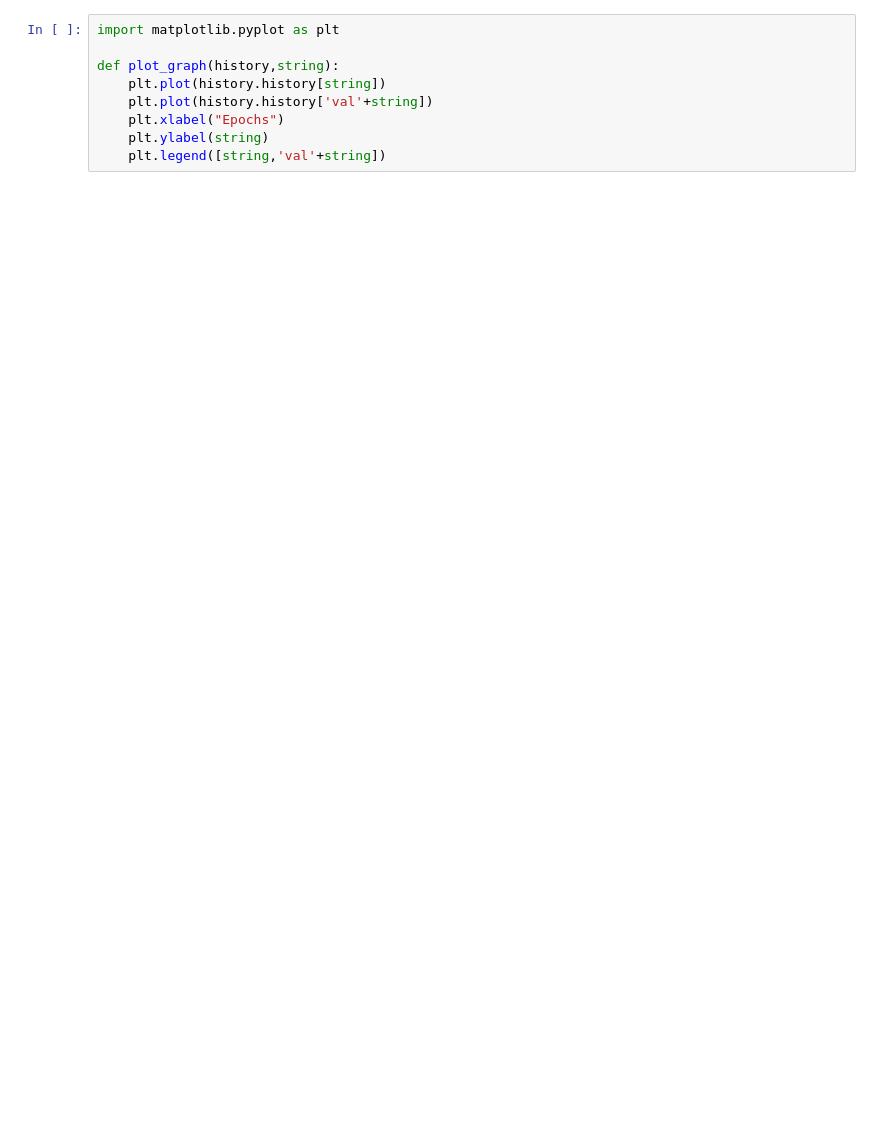
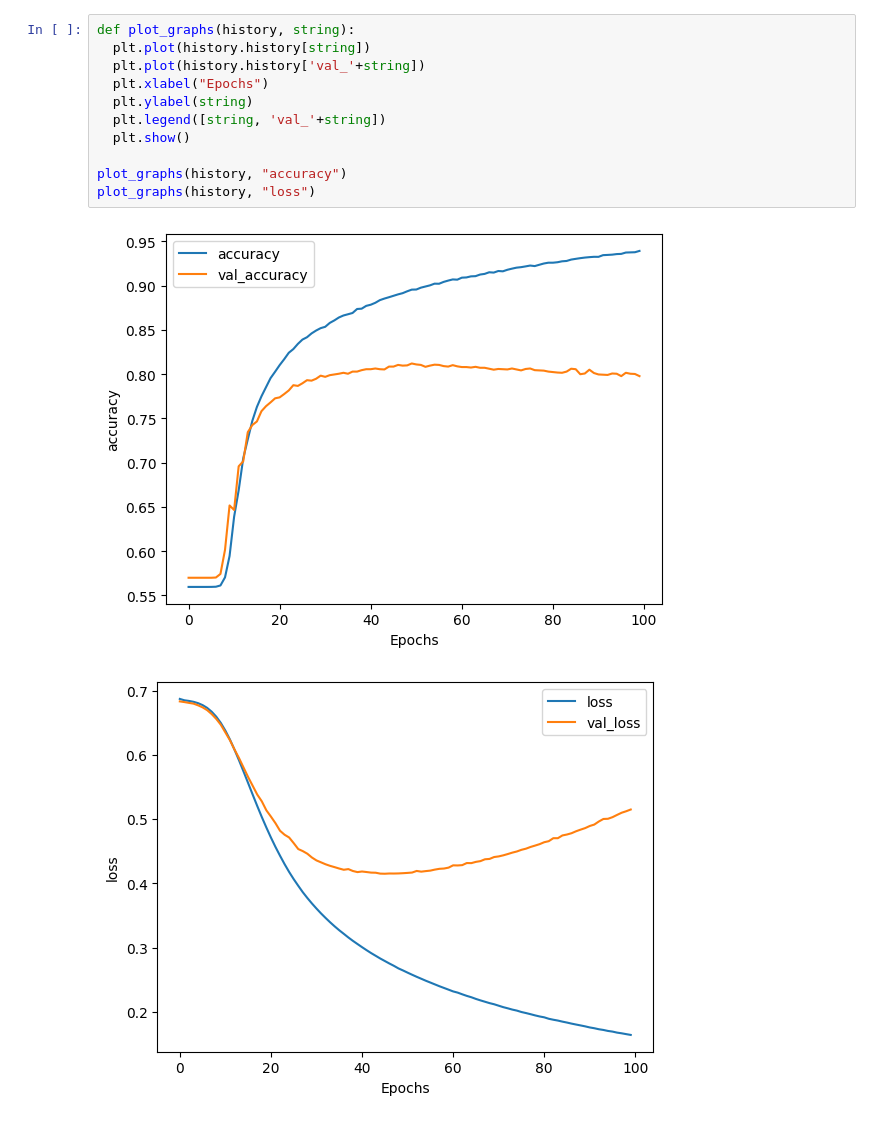
Before and after one commit to Danlof/Sentiment_Analysis, a Jupyter notebook: sarcasm_detector.ipynb, the cells around one changed output. Cells and saved outputs as stored; diff of their text form; blank space fills up the shorter version.

```diff
--- a/sarcasm_detector.ipynb
+++ b/sarcasm_detector.ipynb
@@ -202,9 +220,14 @@ Epoch 100/100
 # %%
-import matplotlib.pyplot as plt
+def plot_graphs(history, string):
+  plt.plot(history.history[string])
+  plt.plot(history.history['val_'+string])
+  plt.xlabel("Epochs")
+  plt.ylabel(string)
+  plt.legend([string, 'val_'+string])
+  plt.show()
 
-def plot_graph(history,string):
-    plt.plot(history.history[string])
-    plt.plot(history.history['val'+string])
-    plt.xlabel("Epochs")
-    plt.ylabel(string)
-    plt.legend([string,'val'+string])
+plot_graphs(history, "accuracy")
+plot_graphs(history, "loss")
+# %% [output]
+[figure, added]
+[figure, added]
```
Also changed, not shown: parts of 19 cells of this notebook.
